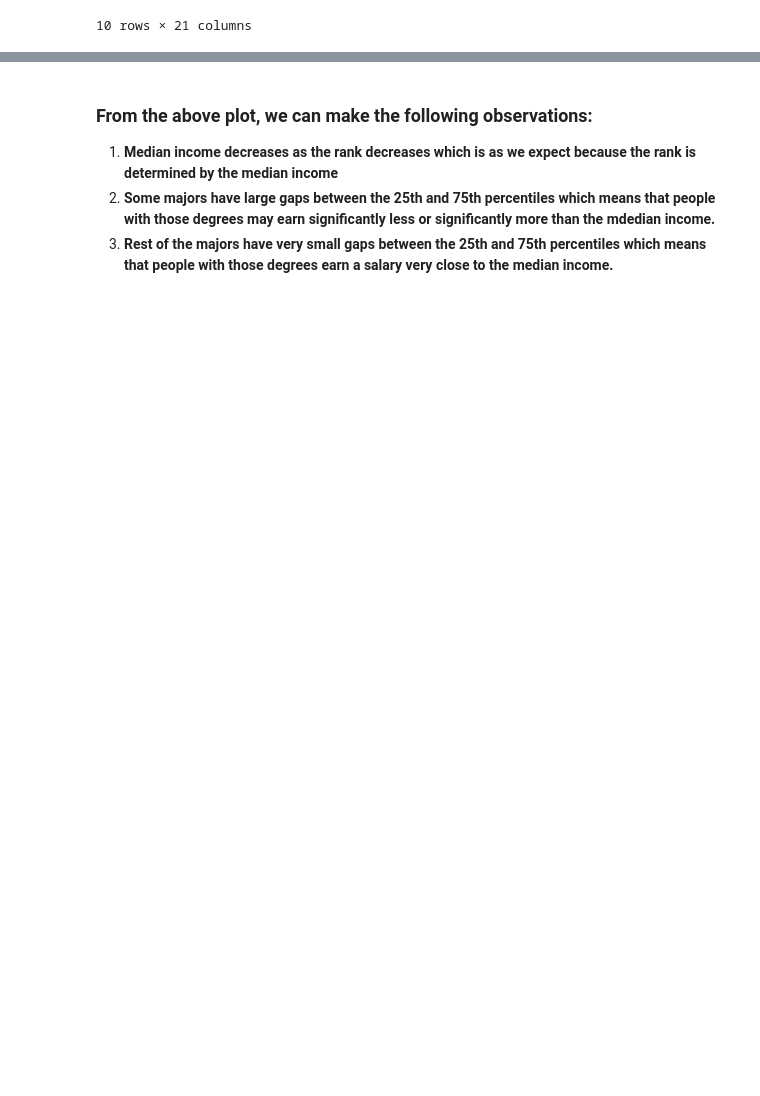
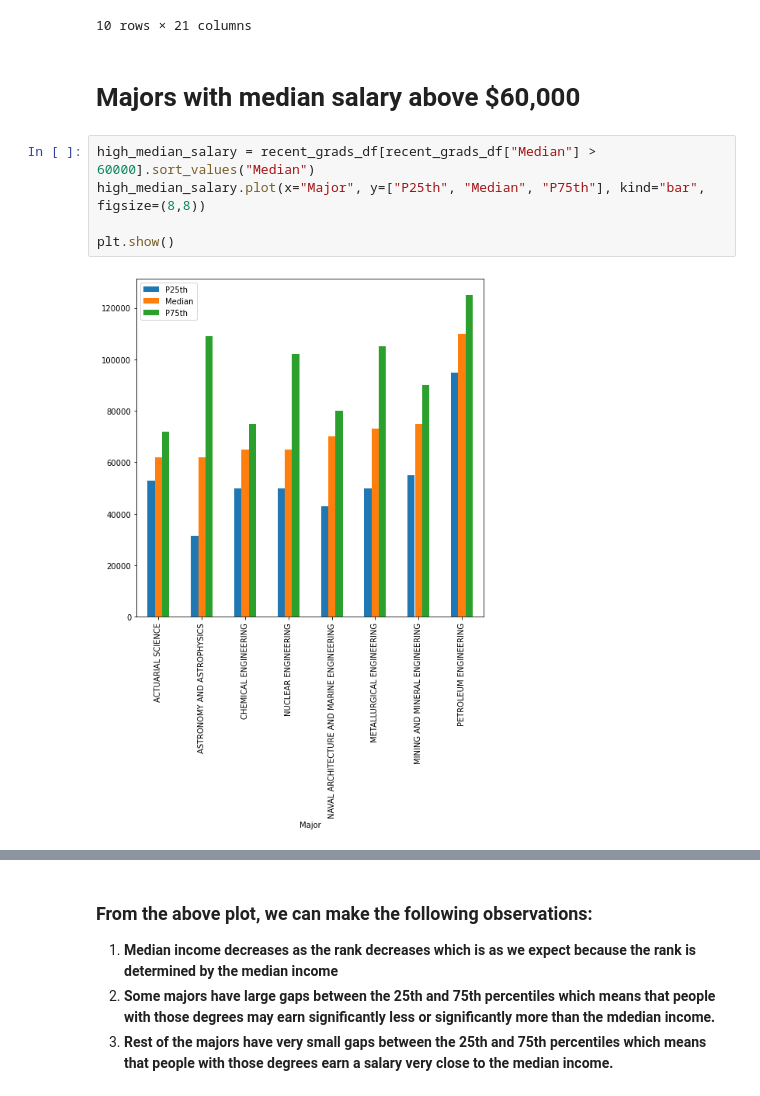
Before and after one commit to puneettokhi/CMPE255, a Jupyter notebook: college_major_analysis.ipynb, the cells around one changed output, grey strips where cells are left out. Drawn from its saved outputs; the diff is of its cells as text; blank space fills up the shorter version.

```diff
--- a/college_major_analysis.ipynb
+++ b/college_major_analysis.ipynb
@@ -222,3 +222,12 @@ recent_grads_df.head(10)
 | 8 | 9 | 2414 | MECHANICAL ENGINEERING | 91227.0 | 80320.0 | 10907.0 | Engineering | 0.119559 | 1029 | ... |
 | 9 | 10 | 2408 | ELECTRICAL ENGINEERING | 81527.0 | 65511.0 | 16016.0 | Engineering | 0.196450 | 631 | ... |
 10 rows × 21 columns
+# %% [markdown]
+# Majors with median salary above $60,000
+# %%
+high_median_salary = recent_grads_df[recent_grads_df["Median"] > 60000].sort_values("Median")
+high_median_salary.plot(x="Major", y=["P25th", "Median", "P75th"], kind="bar", figsize=(8,8))
+
+plt.show()
+# %% [output]
+[figure, added]
```
Also changed, not shown: parts of 25 cells of this notebook.
